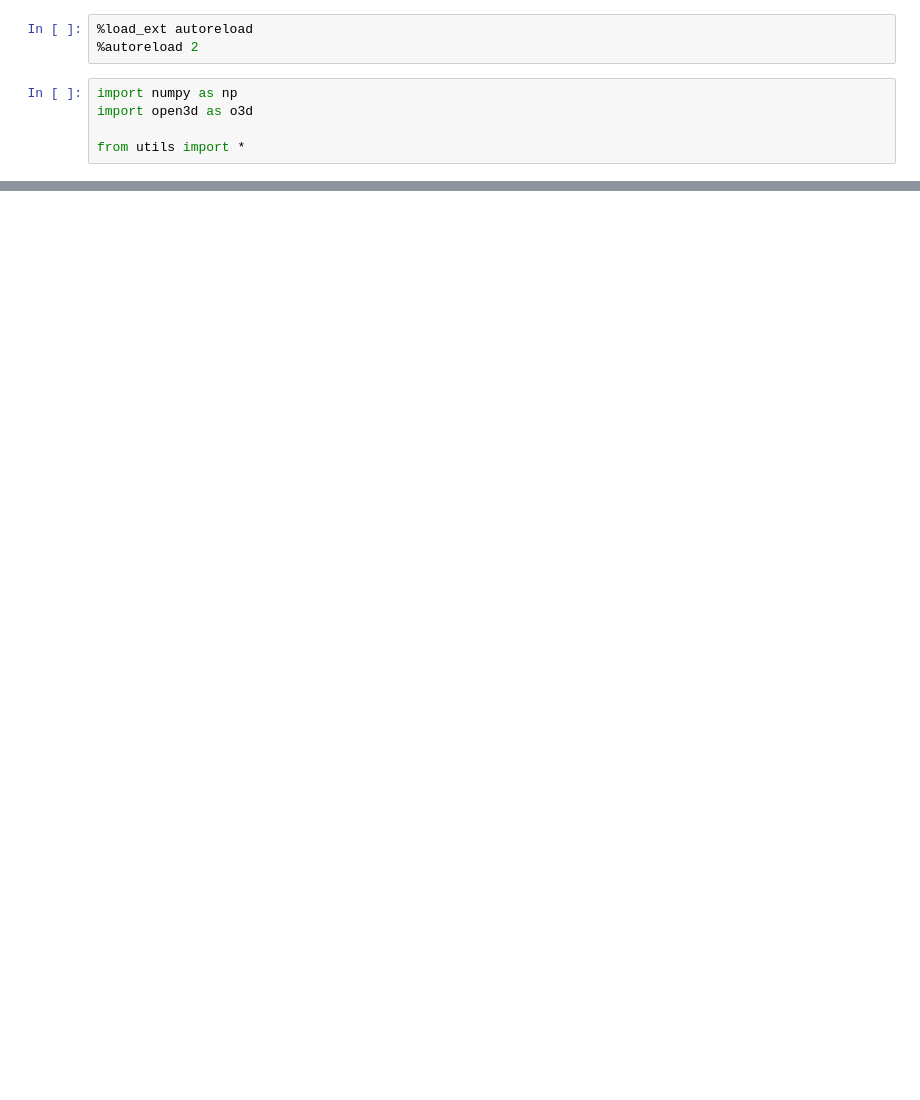
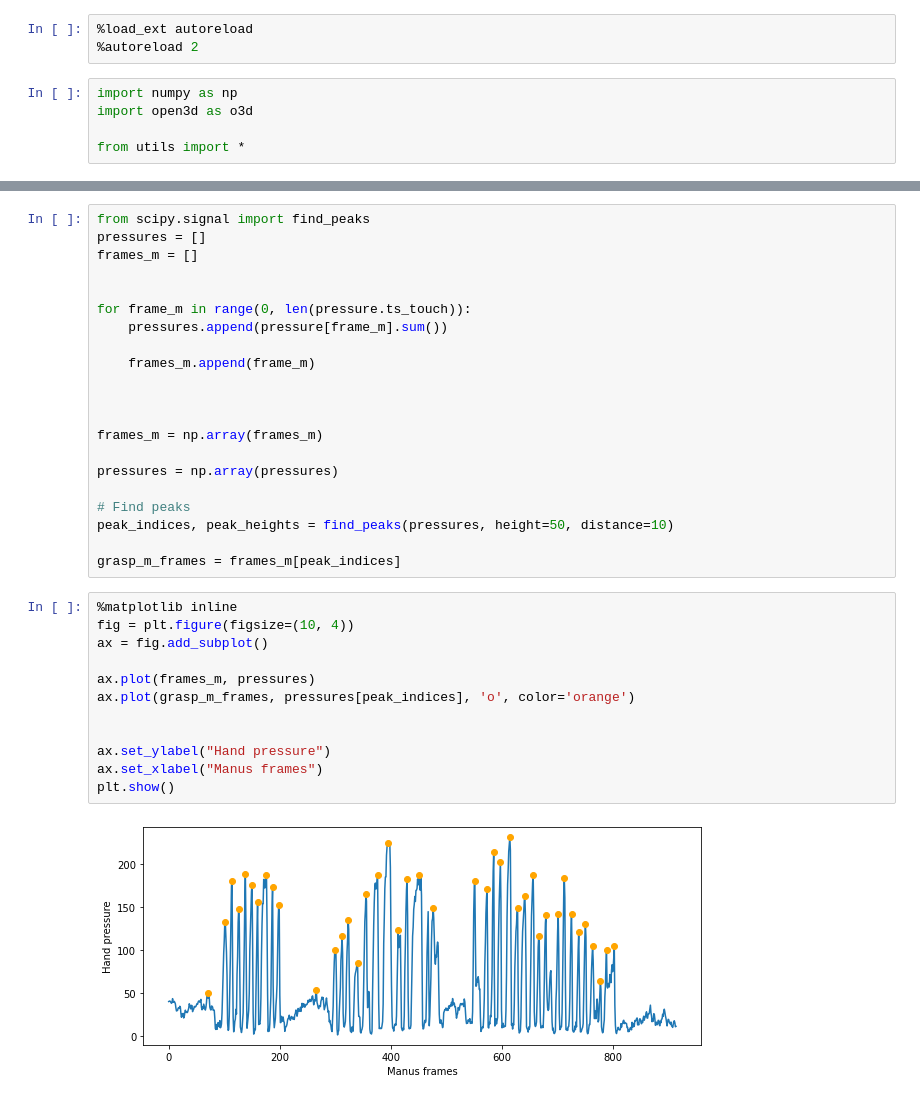
Before and after one commit to lucas-ventura/tactile2object, a Jupyter notebook: intrinsics_extrinsics/AprilTag_Tactile.ipynb, the cells around one changed output, grey strips where cells are left out. Drawn from its saved outputs; the diff is of its cells as text; blank space fills up the shorter version.

```diff
--- a/intrinsics_extrinsics/AprilTag_Tactile.ipynb
+++ b/intrinsics_extrinsics/AprilTag_Tactile.ipynb
@@ -59,0 +148,35 @@ for i in range(0, n):
+# %%
+from scipy.signal import find_peaks
+pressures = []
+frames_m = []
+
+
+for frame_m in range(0, len(pressure.ts_touch)):
+    pressures.append(pressure[frame_m].sum())
+
+    frames_m.append(frame_m)
+
+
+
+frames_m = np.array(frames_m)
+
+pressures = np.array(pressures)
+
+# Find peaks
+peak_indices, peak_heights = find_peaks(pressures, height=50, distance=10)
+
+grasp_m_frames = frames_m[peak_indices]
+# %%
+%matplotlib inline
+fig = plt.figure(figsize=(10, 4))
+ax = fig.add_subplot()
+
+ax.plot(frames_m, pressures)
+ax.plot(grasp_m_frames, pressures[peak_indices], 'o', color='orange')
+
+
+ax.set_ylabel("Hand pressure")
+ax.set_xlabel("Manus frames")
+plt.show()
+# %% [output]
+[figure, added]
```
Also changed, not shown: parts of 32 cells of this notebook, 2 other files.
